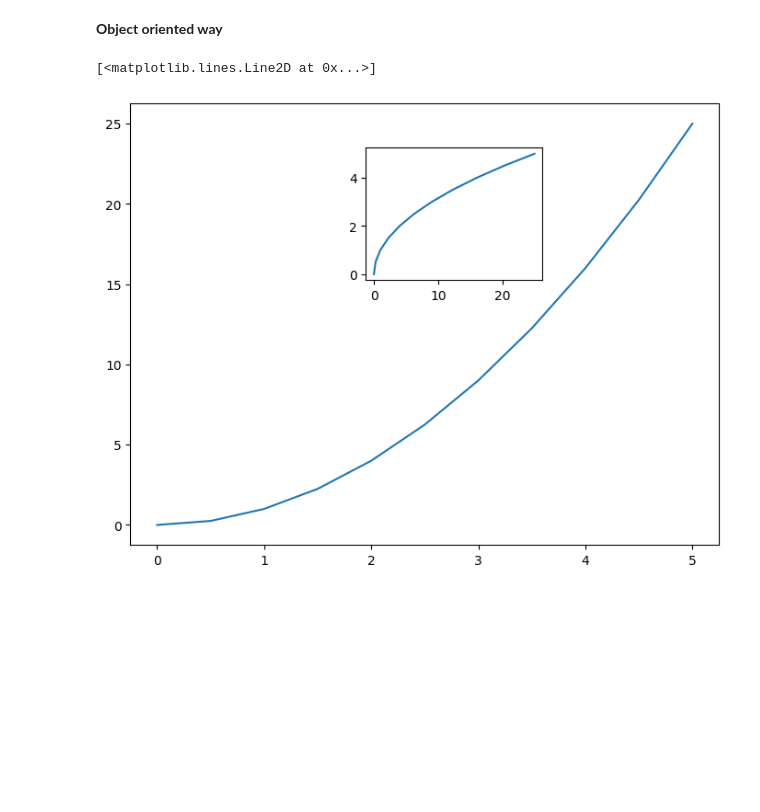
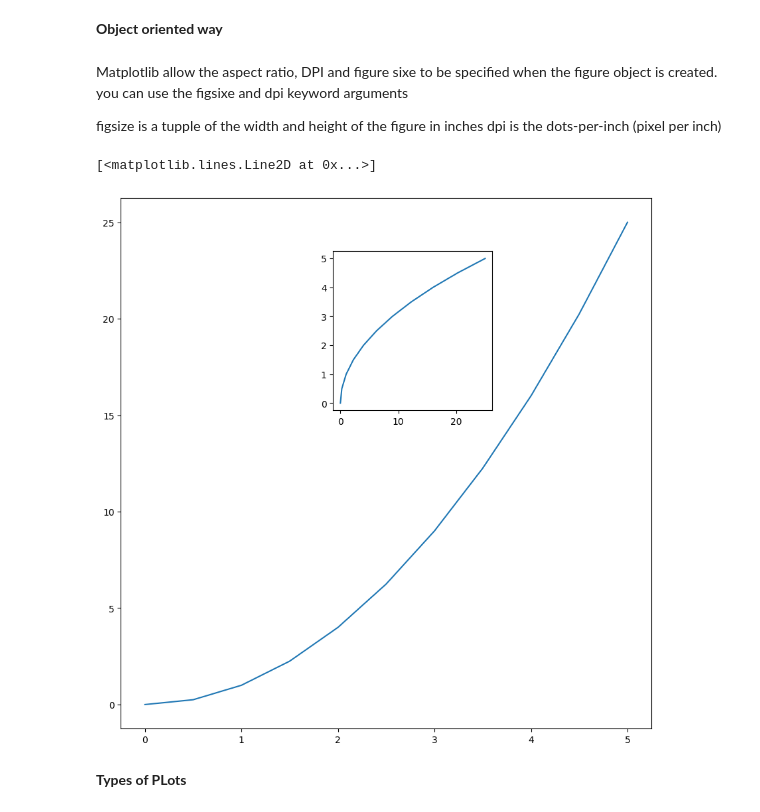
Before and after one commit to pranshulab/Data_science_journey, a Jupyter notebook: DataVisualization/Matplotlib.ipynb, the cells around one changed output. Cells and saved outputs as stored; diff of their text form; code cells hidden in the pictures; blank space fills up the shorter version.

```diff
--- a/DataVisualization/Matplotlib.ipynb
+++ b/DataVisualization/Matplotlib.ipynb
@@ -53,12 +53,18 @@ plt.plot(x**2,x**2)
 [figure]
 # %% [markdown]
 **Object oriented way**
+# %% [markdown]
+Matplotlib allow the aspect ratio, DPI and figure sixe to be specified when the figure object is created. you can use the figsixe and dpi keyword arguments
+
+figsize is a tupple of the width and height of the figure in inches dpi is the dots-per-inch (pixel per inch)
 # %%
-fig = plt.figure()
+fig = plt.figure(figsize = (8,8), dpi = 100)
 axis1 = fig.add_axes([0.1,0.1,1,1])
 axis1.plot(x,y)
 axis2 = fig.add_axes([0.5,0.7,0.3,0.3])
 axis2.plot(y,x)
 # %% [output]
 [<matplotlib.lines.Line2D at 0x...>]
-[figure, old version]
+[figure, new version]
+# %% [markdown]
+**Types of PLots**
```
